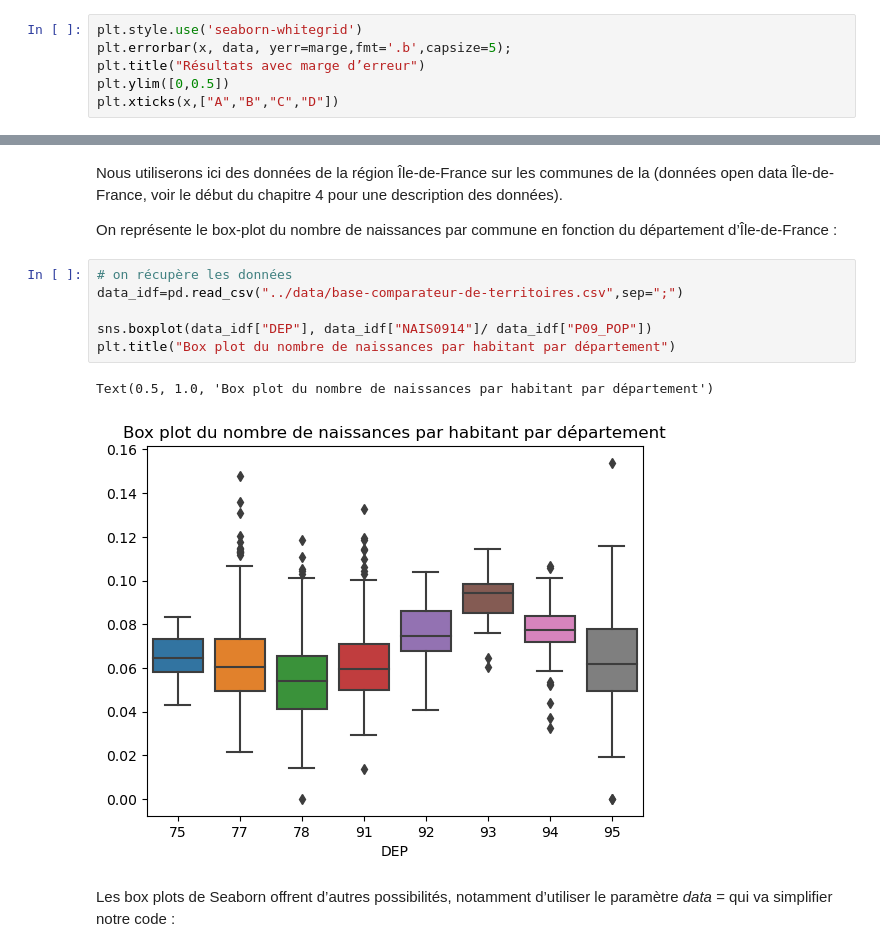
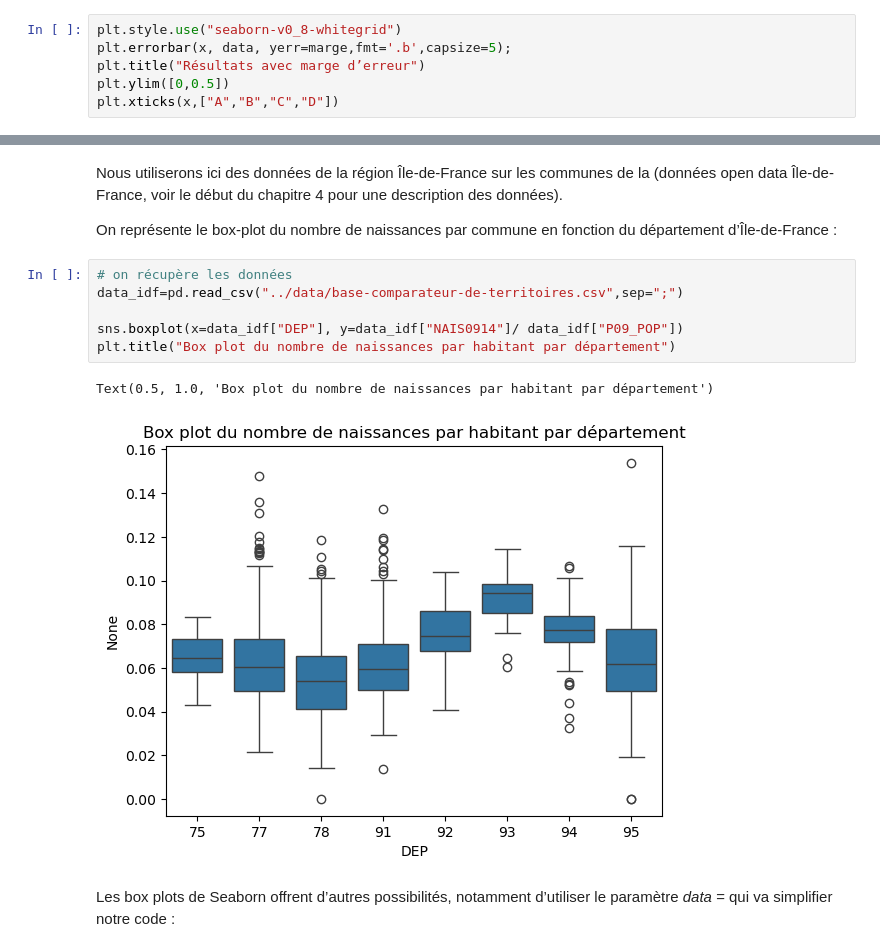
Before and after one commit to emjako/pythondatascientist, a Jupyter notebook: notebooks/05_01_Data_visualisation_matplotlib_seaborn.ipynb, the cells around one changed output, grey strips where cells are left out. Saved outputs shown, nothing was run; the diff lists cells and outputs as text.

```diff
--- a/notebooks/05_01_Data_visualisation_matplotlib_seaborn.ipynb
+++ b/notebooks/05_01_Data_visualisation_matplotlib_seaborn.ipynb
@@ -374,7 +374,7 @@ On peut modifier l’aspect des barres d’erreurs en utilisant par exemple *plt
 
 On ajoute aussi les bornes des barres.
 # %%
-plt.style.use('seaborn-whitegrid')
+plt.style.use("seaborn-v0_8-whitegrid")
 plt.errorbar(x, data, yerr=marge,fmt='.b',capsize=5);
 plt.title("Résultats avec marge d’erreur")
 plt.ylim([0,0.5])
@@ -644,12 +648,12 @@ On représente le box-plot du nombre de naissances par commune en fonction du d
 # %%
 # on récupère les données
 data_idf=pd.read_csv("../data/base-comparateur-de-territoires.csv",sep=";")
 
-sns.boxplot(data_idf["DEP"], data_idf["NAIS0914"]/ data_idf["P09_POP"])
+sns.boxplot(x=data_idf["DEP"], y=data_idf["NAIS0914"]/ data_idf["P09_POP"])
 plt.title("Box plot du nombre de naissances par habitant par département")
 # %% [output]
 Text(0.5, 1.0, 'Box plot du nombre de naissances par habitant par département')
-[figure, old version]
+[figure, new version]
 # %% [markdown]
 Les box plots de Seaborn offrent d’autres possibilités, notamment d’utiliser le paramètre *data =* qui va simplifier notre code :
 # %%
```
Also changed, not shown: parts of 21 cells of this notebook.
